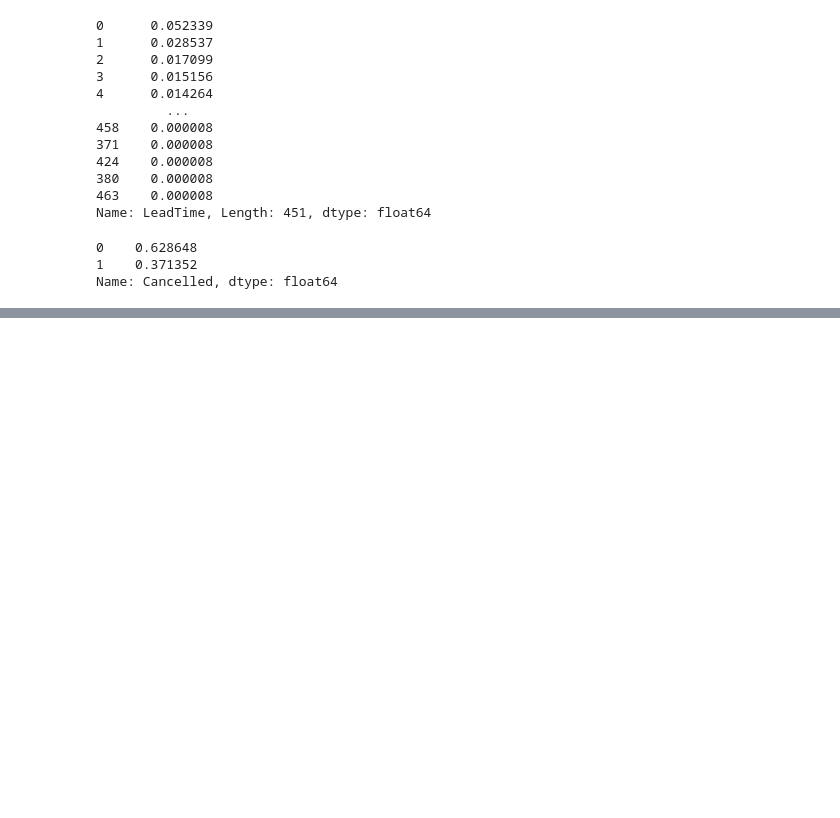
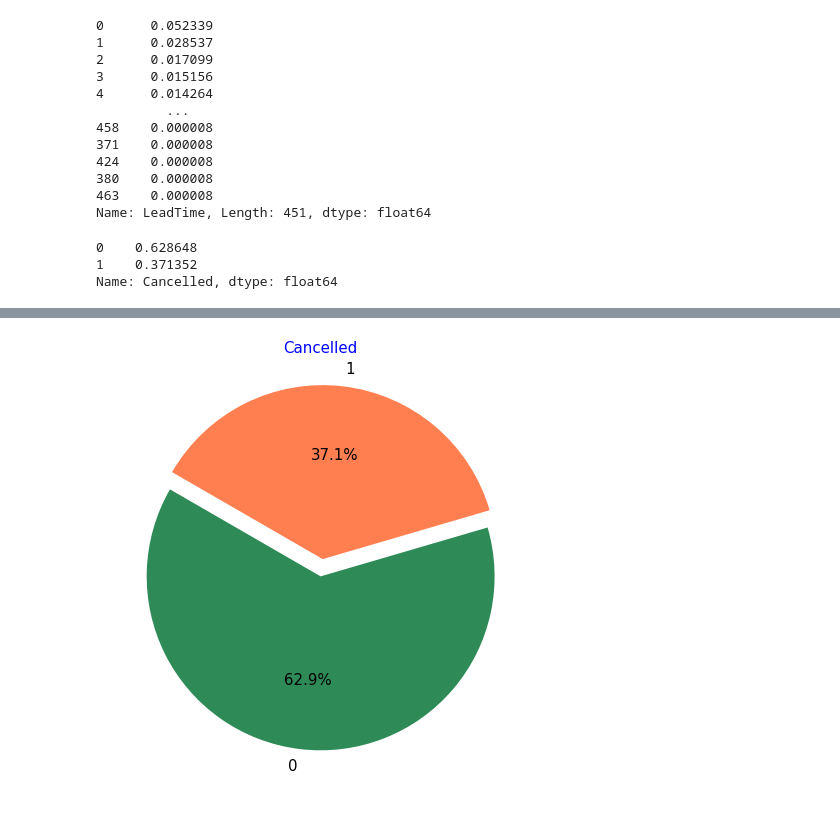
Before and after one commit to ambika1us/Hotel_Booking_Analysis, a Jupyter notebook: Ambika_Prasad_Rath__Hotel_Booking_Analysis_Capstone_Project.ipynb, the cells around one changed output, grey strips where cells are left out. Saved outputs shown, nothing was run; the diff lists cells and outputs as text; code cells hidden in the pictures; blank space fills up the shorter version.

```diff
--- a/Ambika_Prasad_Rath__Hotel_Booking_Analysis_Capstone_Project.ipynb
+++ b/Ambika_Prasad_Rath__Hotel_Booking_Analysis_Capstone_Project.ipynb
@@ -379,0 +386,11 @@ plt.show()
+# %%
+sizes1=hotel_data['Cancelled'].value_counts().tolist()
+labels1=hotel_data['Cancelled'].value_counts().index.tolist()
+cols=['seagreen','coral']
+plt.pie(sizes1,explode=explode,labels=labels1,colors=cols,autopct='%1.1f%%',startangle=150,textprops={'fontsize':15})
+plt.title('Cancelled',fontsize=15,color='blue')
+plt.show()
+
+#hotel_data['Cancelled'].value_counts().plot.pie(autopct='%1.1f%%',shadow=True,colors=cols,textprops={'fontsize':14},startangle=180)
+# %% [output]
+[figure, added]
```
Also changed, not shown: parts of 13 cells of this notebook.
